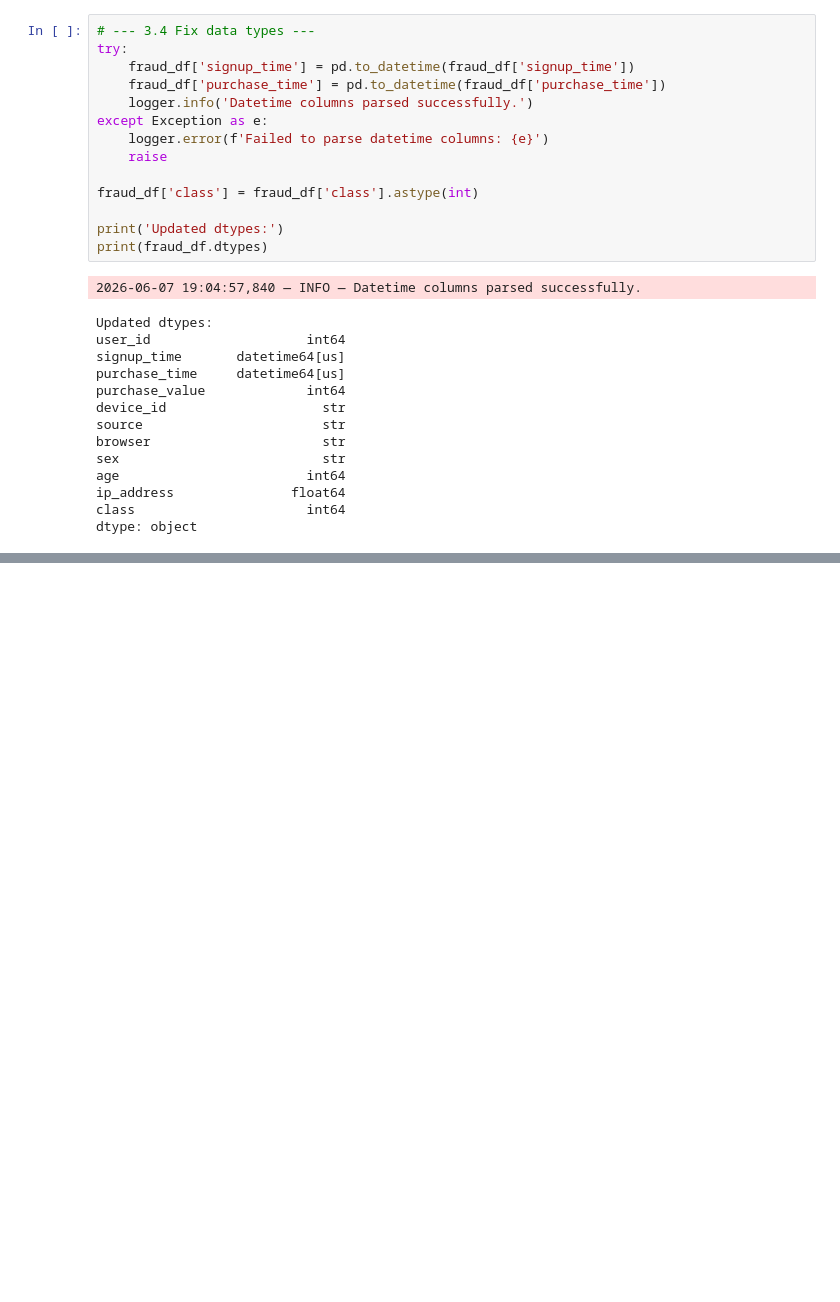
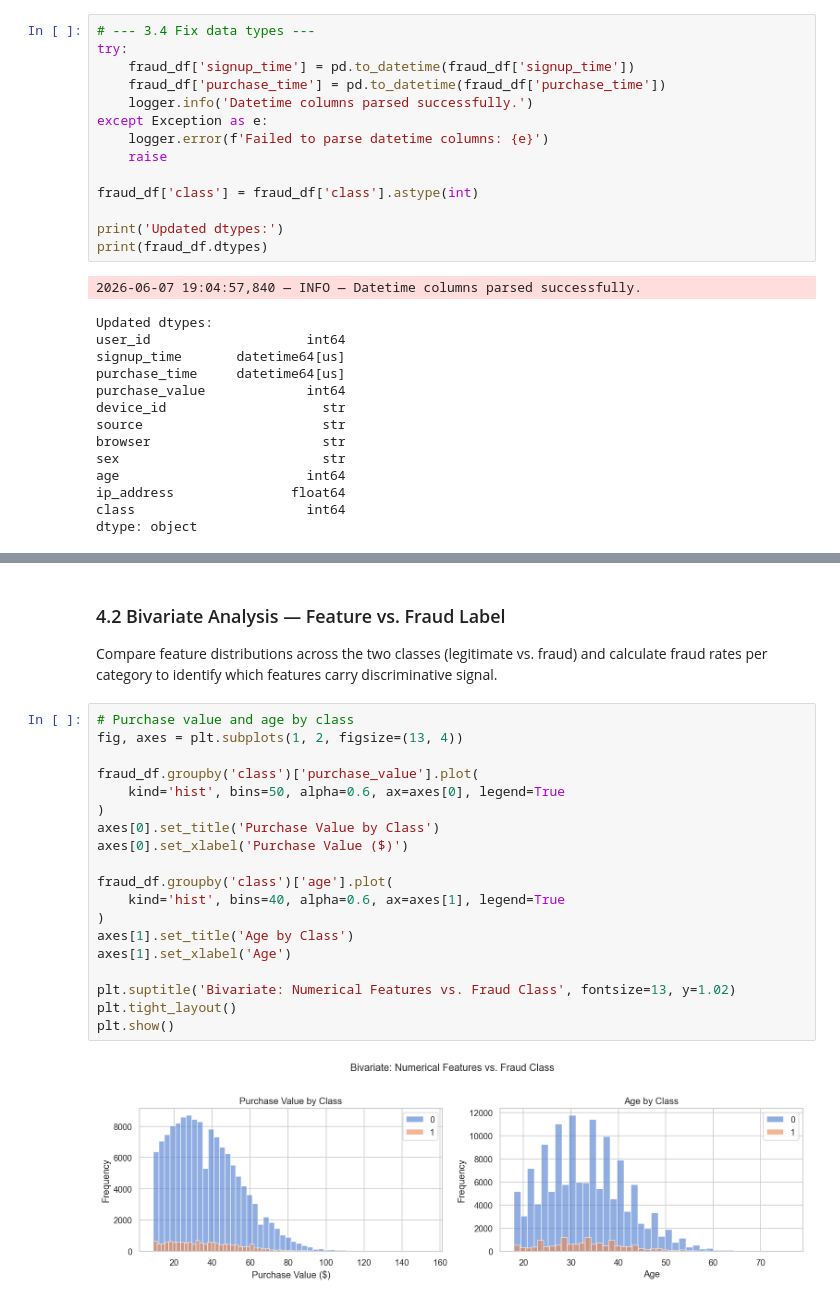
Before and after one commit to Redeat-Birhane/fraud-detection, a Jupyter notebook: notebooks/eda-fraud-data.ipynb, the cells around one changed output, grey strips where cells are left out. Drawn from its saved outputs; the diff is of its cells as text; blank space fills up the shorter version.

```diff
--- a/notebooks/eda-fraud-data.ipynb
+++ b/notebooks/eda-fraud-data.ipynb
@@ -203,0 +242,27 @@ dtype: object
+# %% [markdown]
+### 4.2 Bivariate Analysis — Feature vs. Fraud Label
+
+Compare feature distributions across the two classes (legitimate vs. fraud)
+and calculate fraud rates per category to identify which features carry
+discriminative signal.
+# %%
+# Purchase value and age by class
+fig, axes = plt.subplots(1, 2, figsize=(13, 4))
+
+fraud_df.groupby('class')['purchase_value'].plot(
+    kind='hist', bins=50, alpha=0.6, ax=axes[0], legend=True
+)
+axes[0].set_title('Purchase Value by Class')
+axes[0].set_xlabel('Purchase Value ($)')
+
+fraud_df.groupby('class')['age'].plot(
+    kind='hist', bins=40, alpha=0.6, ax=axes[1], legend=True
+)
+axes[1].set_title('Age by Class')
+axes[1].set_xlabel('Age')
+
+plt.suptitle('Bivariate: Numerical Features vs. Fraud Class', fontsize=13, y=1.02)
+plt.tight_layout()
+plt.show()
+# %% [output]
+[figure, added]
```
Also changed, not shown: parts of 4 cells of this notebook.
